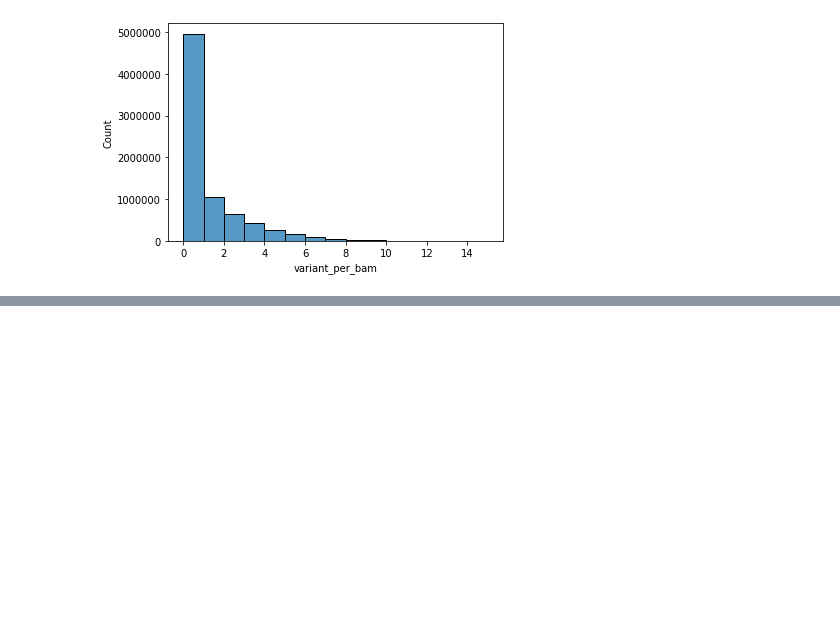
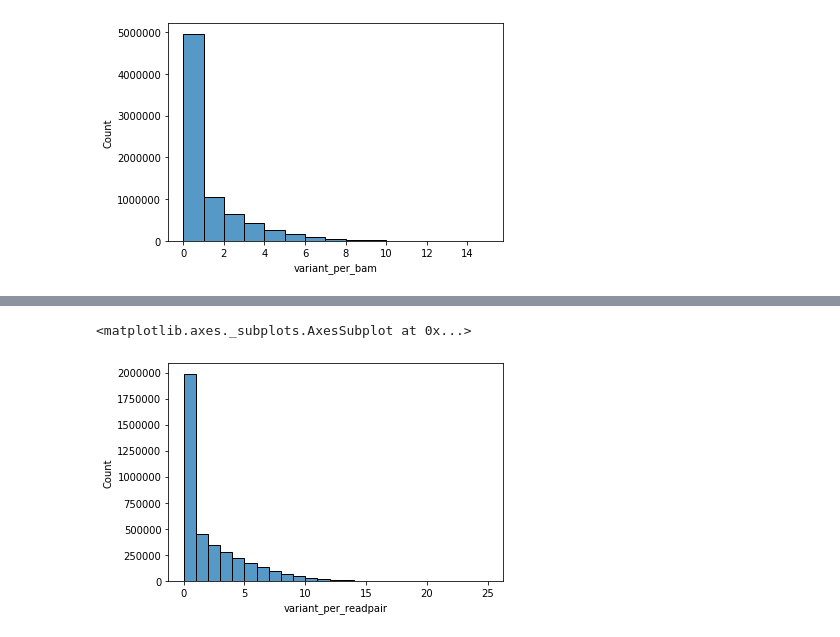
Before and after one commit to ness-lab/recombinant-reads, a Jupyter notebook: analysis/jimmy/plotting.ipynb, the cells around one changed output, grey strips where cells are left out. Saved outputs shown, nothing was run; the diff lists cells and outputs as text; code cells hidden in the pictures; blank space fills up the shorter version.

```diff
--- a/analysis/jimmy/plotting.ipynb
+++ b/analysis/jimmy/plotting.ipynb
@@ -92,0 +126,2 @@ sns.histplot(data=full_data, x='variant_per_bam', binwidth=1)
+# %%
+full_readpairs = variant_per_readpair('test.sorted.bam', 'filtered_full.vcf.gz')
@@ -92,0 +134,6 @@ sns.histplot(data=full_data, x='variant_per_bam', binwidth=1)
+# %%
+# plotting full data
+sns.histplot(data=full_readpairs, x='variant_per_readpair', binwidth=1)
+# %% [output]
+<matplotlib.axes._subplots.AxesSubplot at 0x...>
+[figure, added]
```
Also changed, not shown: parts of 4 cells of this notebook, 2 other files.
